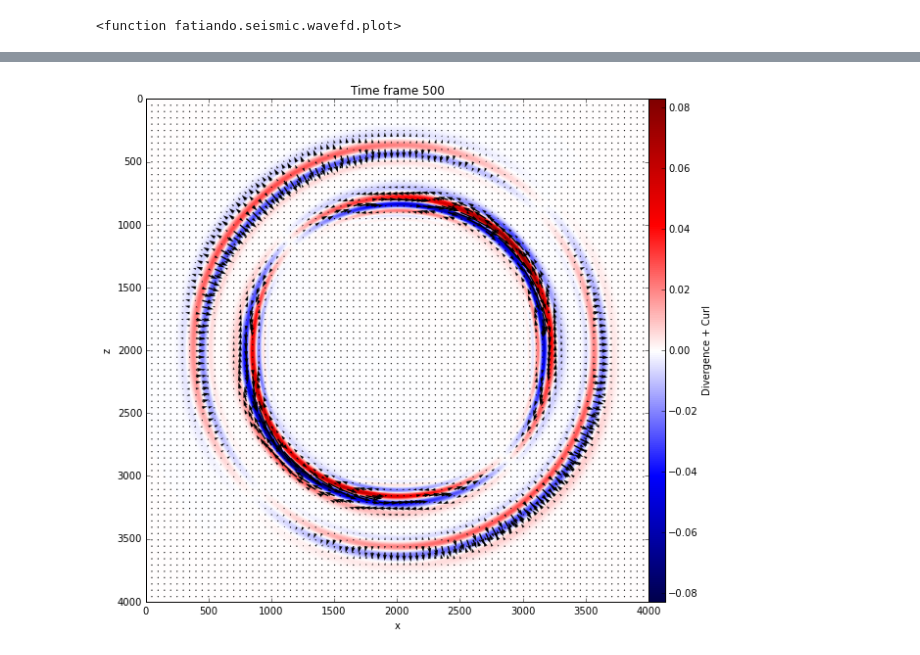
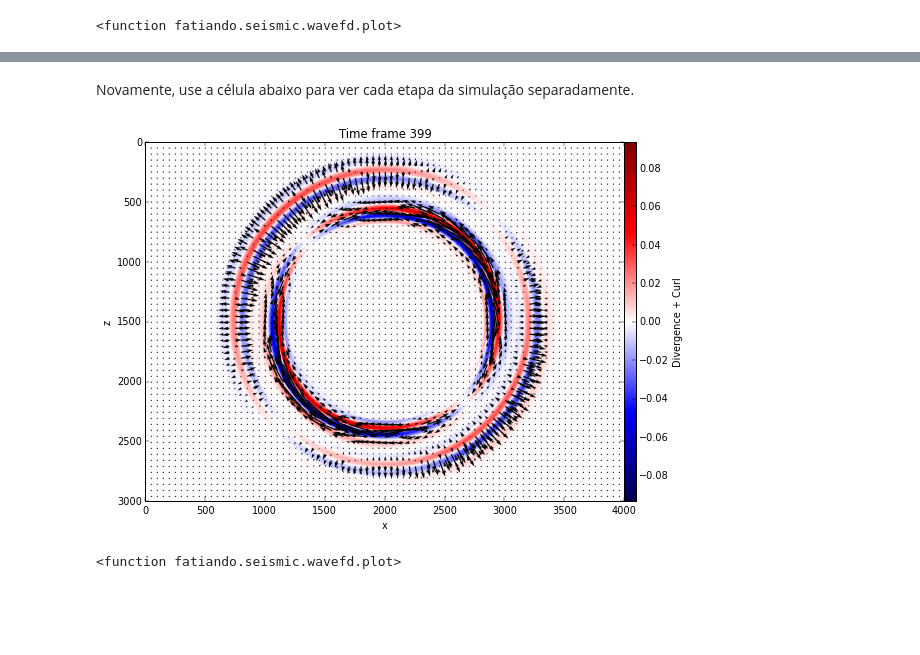
Before and after one commit to leouieda/geofisica2, a Jupyter notebook: notebooks/ondas-sismicas.ipynb, the cells around one changed output, grey strips where cells are left out. Drawn from its saved outputs; the diff is of its cells as text; code cells hidden in the pictures; blank space fills up the shorter version.

```diff
--- a/notebooks/ondas-sismicas.ipynb
+++ b/notebooks/ondas-sismicas.ipynb
@@ -125,3 +139,3 @@ vp = np.ones(shape)*4000
 # %%
-sim2 = ElasticPSV(vp, vs, dens, spacing=spacing)
-sim2.add_point_source((shape[0]//2, shape[1]//2), dip=45, wavelet=Ricker(5, 20, 1/20))
+sim3 = ElasticPSV(vp, vs, dens, spacing=spacing)
+sim3.add_point_source((shape[0]//2, shape[1]//2), dip=45, wavelet=Ricker(5, 20, 1/20))
@@ -129,0 +144,2 @@ sim2.run(500)
+# %%
+sim3.run(400)
@@ -130,4 +154,7 @@ sim2.run(500)
+# %% [markdown]
+Novamente, use a célula abaixo para ver cada etapa da simulação separadamente.
 # %%
-sim2.snapshot(500, plottype=['vectors', 'wavefield'], scale=100)
+sim3.explore(every=20, plottype=['vectors', 'wavefield'], scale=150)
 # %% [output]
-[figure, old version]
+[figure, new version]
+<function fatiando.seismic.wavefd.plot>
```
Also changed, not shown: parts of 26 cells of this notebook, 6 other files.
